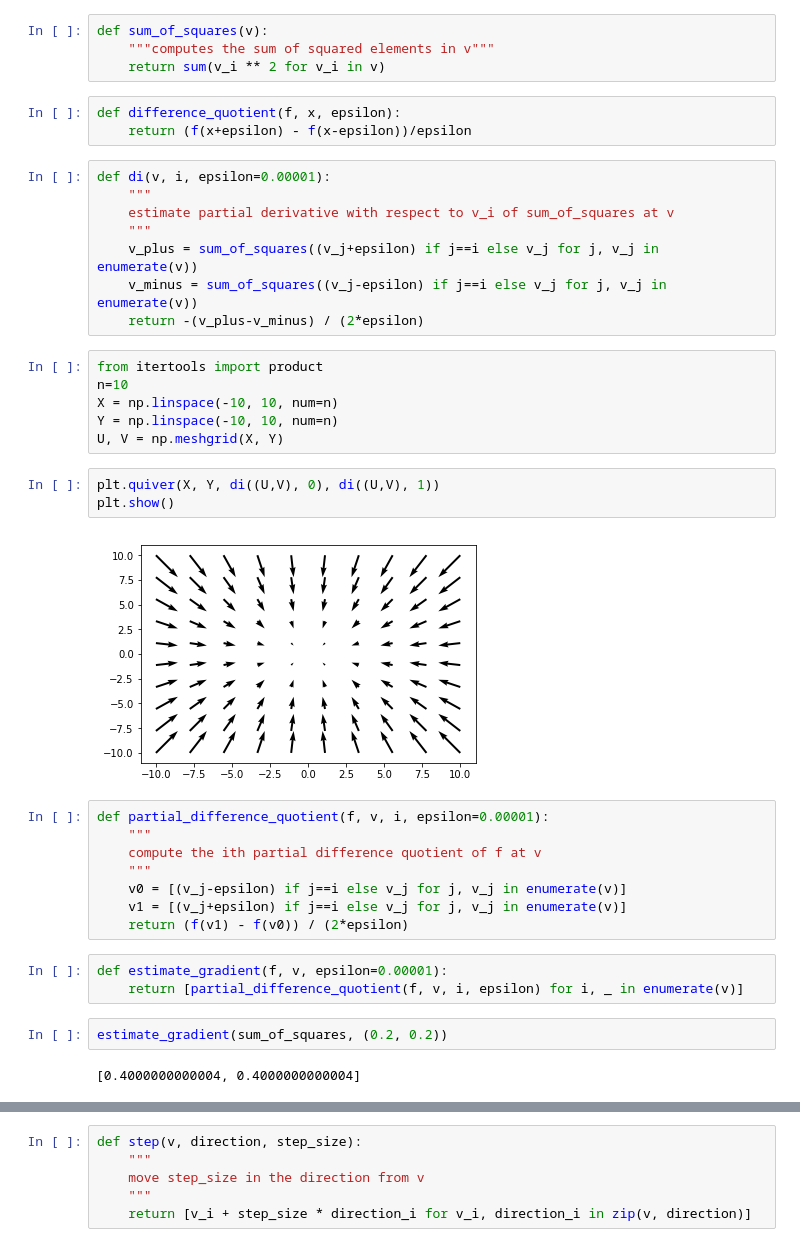
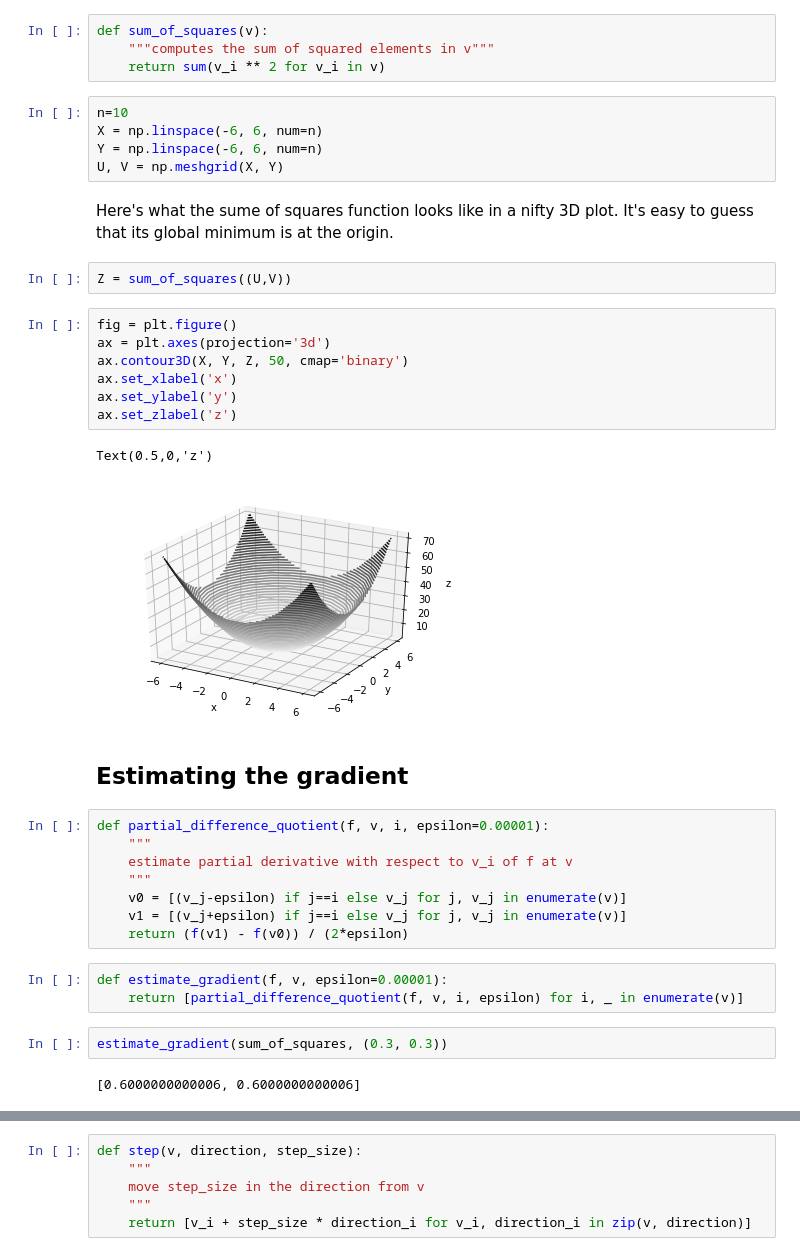
Before and after one commit to cbare/data-science-from-scratch, a Jupyter notebook: chapter_08/gradient_descent.ipynb, the cells around one changed output, grey strips where cells are left out. Drawn from its saved outputs; the diff is of its cells as text.

Commit message:
gradient descent batch

```diff
--- a/chapter_08/gradient_descent.ipynb
+++ b/chapter_08/gradient_descent.ipynb
@@ -10,40 +13,39 @@ import matplotlib.pyplot as plt
 def sum_of_squares(v):
     """computes the sum of squared elements in v"""
     return sum(v_i ** 2 for v_i in v)
-# %%
-def difference_quotient(f, x, epsilon):
-    return (f(x+epsilon) - f(x-epsilon))/epsilon
+# %%
+n=10
+X = np.linspace(-6, 6, num=n)
+Y = np.linspace(-6, 6, num=n)
+U, V = np.meshgrid(X, Y)
+# %% [markdown]
+Here's what the sume of squares function looks like in a nifty 3D plot. It's easy to guess that its global minimum is at the origin.
+# %%
+Z = sum_of_squares((U,V))
+# %%
+fig = plt.figure()
+ax = plt.axes(projection='3d')
+ax.contour3D(X, Y, Z, 50, cmap='binary')
+ax.set_xlabel('x')
+ax.set_ylabel('y')
+ax.set_zlabel('z')
+# %% [output]
+Text(0.5,0,'z')
+[figure, added]
+# %% [markdown]
+## Estimating the gradient
 # %%
-def di(v, i, epsilon=0.00001):
+def partial_difference_quotient(f, v, i, epsilon=0.00001):
     """
-    estimate partial derivative with respect to v_i of sum_of_squares at v
+    estimate partial derivative with respect to v_i of f at v
     """
-    v_plus = sum_of_squares((v_j+epsilon) if j==i else v_j for j, v_j in enumerate(v))
-    v_minus = sum_of_squares((v_j-epsilon) if j==i else v_j for j, v_j in enumerate(v))
-    return -(v_plus-v_minus) / (2*epsilon)
+    v0 = [(v_j-epsilon) if j==i else v_j for j, v_j in enumerate(v)]
+    v1 = [(v_j+epsilon) if j==i else v_j for j, v_j in enumerate(v)]
+    return (f(v1) - f(v0)) / (2*epsilon)
-# %%
-from itertools import product
-n=10
-X = np.linspace(-10, 10, num=n)
-Y = np.linspace(-10, 10, num=n)
-U, V = np.meshgrid(X, Y)
-# %%
-plt.quiver(X, Y, di((U,V), 0), di((U,V), 1))
-plt.show()
-# %% [output]
-[figure, removed]
-# %%
-def partial_difference_quotient(f, v, i, epsilon=0.00001):
-    """
-    compute the ith partial difference quotient of f at v
-    """
-    v0 = [(v_j-epsilon) if j==i else v_j for j, v_j in enumerate(v)]
-    v1 = [(v_j+epsilon) if j==i else v_j for j, v_j in enumerate(v)]
-    return (f(v1) - f(v0)) / (2*epsilon)
 # %%
 def estimate_gradient(f, v, epsilon=0.00001):
     return [partial_difference_quotient(f, v, i, epsilon) for i, _ in enumerate(v)]
 # %%
-estimate_gradient(sum_of_squares, (0.2, 0.2))
+estimate_gradient(sum_of_squares, (0.3, 0.3))
 # %% [output]
-[0.4000000000004, 0.4000000000004]
+[0.6000000000006, 0.6000000000006]
```
Also changed, not shown: parts of 15 cells of this notebook.
